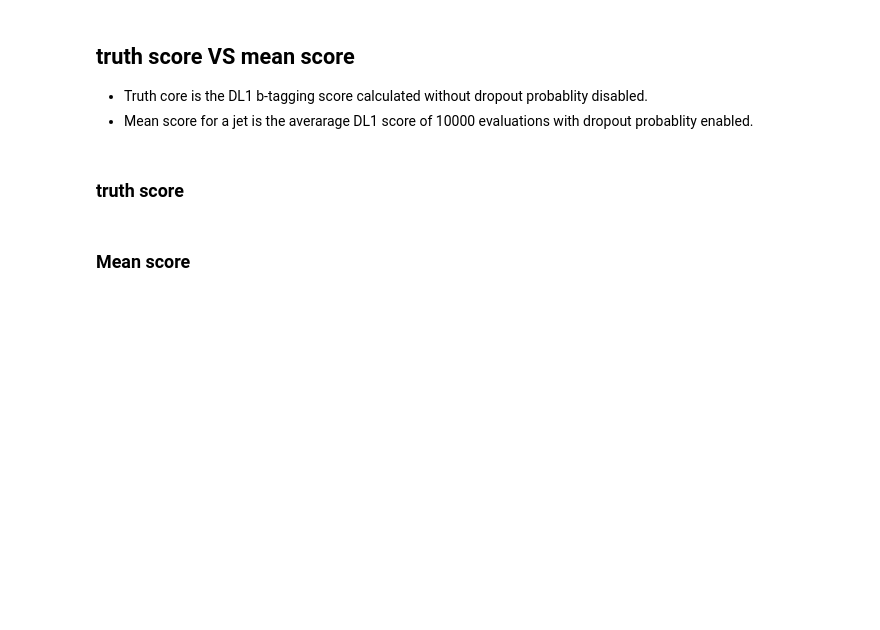
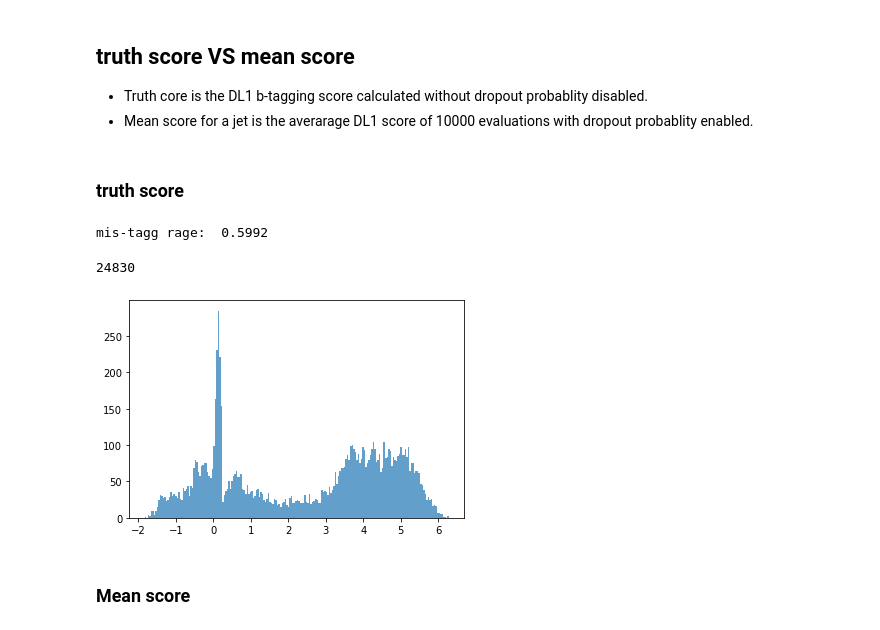
Before and after one commit to ablet-imin/DL1_model, a Jupyter notebook: DL1_tests.ipynb, the cells around one changed output. Cells and saved outputs as stored; diff of their text form; code cells hidden in the pictures; blank space fills up the shorter version.

```diff
--- a/DL1_tests.ipynb
+++ b/DL1_tests.ipynb
@@ -118,6 +100,11 @@ np.sum(DL1_score(re[:,2], re[:,1], re[:,0])>1.45)/len(re[:,0])
 # %%
 truth_score = DL1_score(re[:,2], re[:,1], re[:,0])
 _ =plt.hist(truth_score, bins=200, alpha=0.7)
 print("mis-tagg rage: ",np.sum(truth_score>1.446860433)/len(re[:,0]) )
+gc.collect()
+# %% [output]
+mis-tagg rage:  0.5992
+24830
+[figure, added]
 # %% [markdown]
 ### Mean score
```
Also changed, not shown: parts of 12 cells of this notebook, 2 other files.
